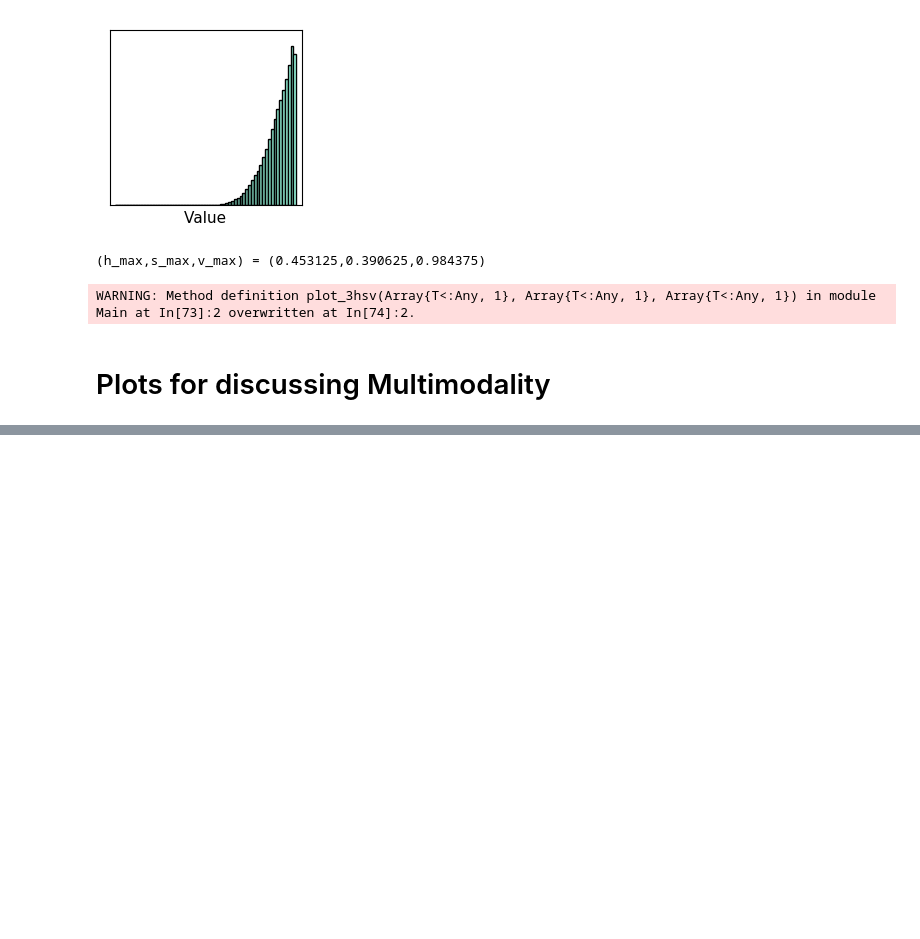
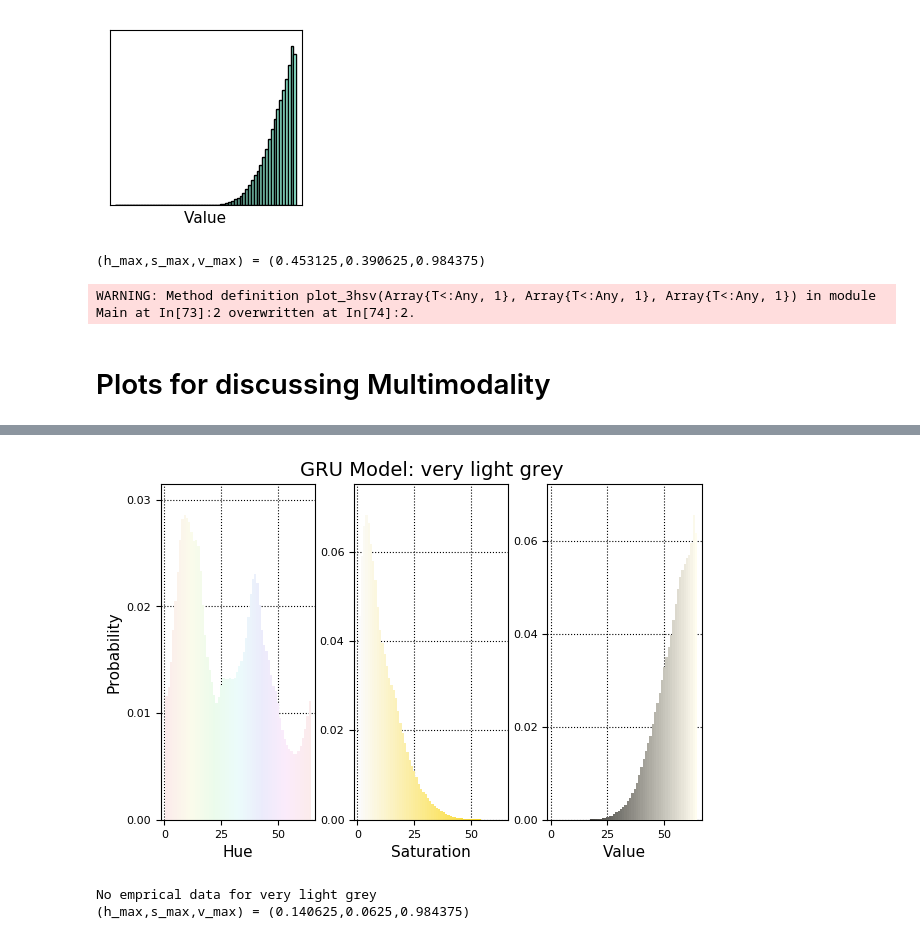
Before and after one commit to oxinabox/ColoringNames.jl, a Jupyter notebook: expr/DiagramGen.ipynb, the cells around one changed output, grey strips where cells are left out. Cells and saved outputs as stored; diff of their text form; code cells hidden in the pictures; blank space fills up the shorter version.

```diff
--- a/expr/DiagramGen.ipynb
+++ b/expr/DiagramGen.ipynb
@@ -189,0 +117,3 @@ params["training_costs_o"]
+# %%
+plot_hsv_both("very light grey")
+# %% [output]
@@ -189,0 +121,3 @@ params["training_costs_o"]
+[figure, added]
+No emprical data for very light grey
+(h_max,s_max,v_max) = (0.140625,0.0625,0.984375)
```
Also changed, not shown: parts of 19 cells of this notebook, 1 other file.
